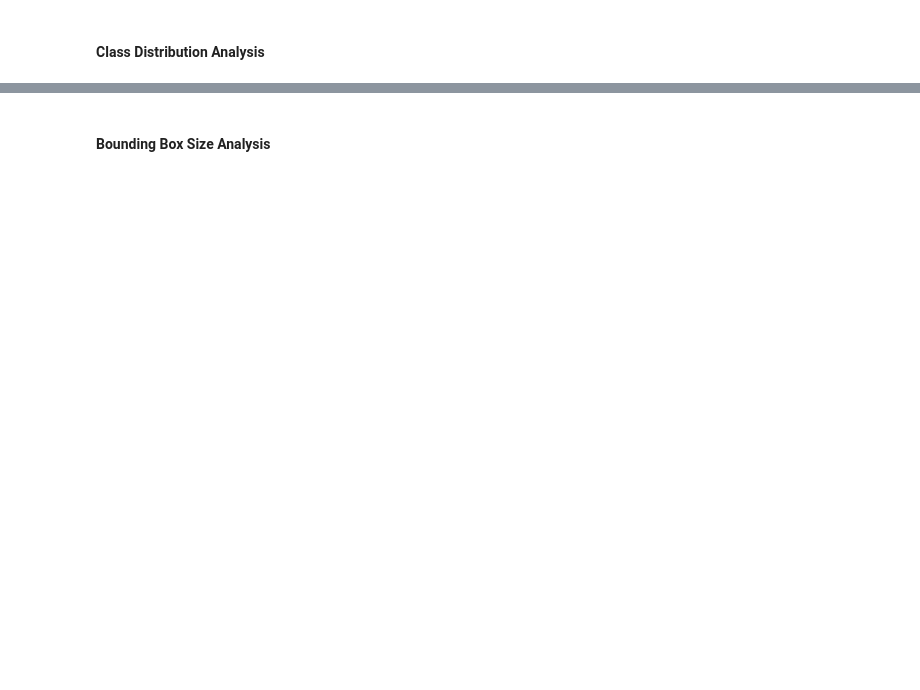
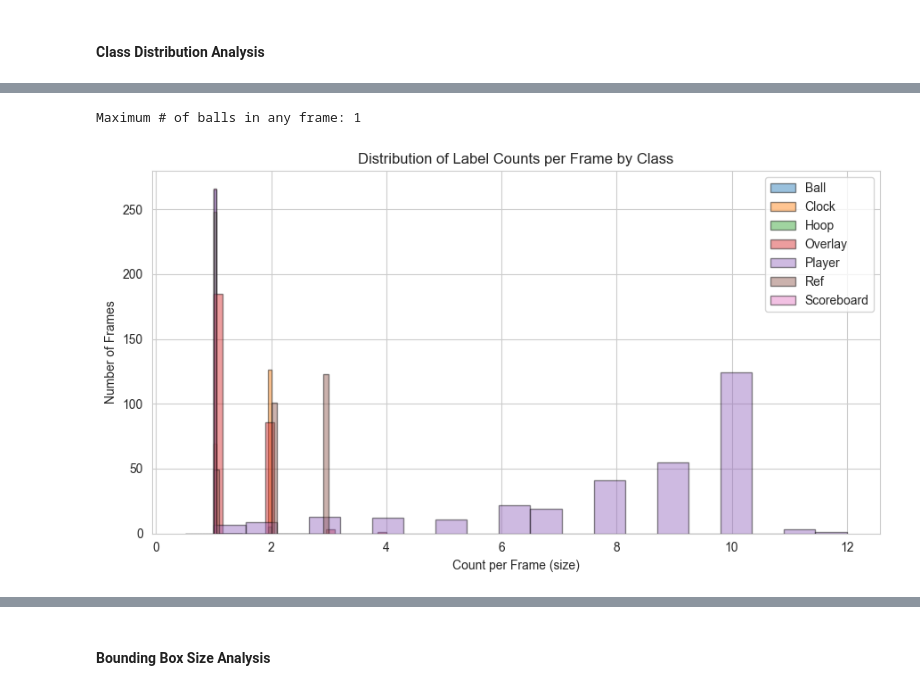
Before and after one commit to Nolan-Lo/basketball-computer-vision, a Jupyter notebook: notebooks/01-data-exploration.ipynb, the cells around one changed output, grey strips where cells are left out. Drawn from its saved outputs; the diff is of its cells as text; code cells hidden in the pictures; blank space fills up the shorter version.

```diff
--- a/notebooks/01-data-exploration.ipynb
+++ b/notebooks/01-data-exploration.ipynb
@@ -109,0 +155,20 @@ Unique images: 320
+# %%
+class_count_df = all_df.groupby(['file','class_name'],as_index=False)['class_id'].size()
+balls_df = class_count_df[class_count_df['class_name']=='Ball']
+
+print(f"Maximum # of balls in any frame: {max(balls_df['size'])}")
+
+plt.figure(figsize=(9, 5))
+
+for cls, grp in class_count_df.groupby('class_name'):
+    plt.hist(grp['size'], bins=20, alpha=0.45, label=cls, edgecolor='black')
+
+plt.title('Distribution of Label Counts per Frame by Class')
+plt.xlabel('Count per Frame (size)')
+plt.ylabel('Number of Frames')
+plt.legend()
+plt.tight_layout()
+plt.show()
+# %% [output]
+Maximum # of balls in any frame: 1
+[figure, added]
```
Also changed, not shown: parts of 6 cells of this notebook.
